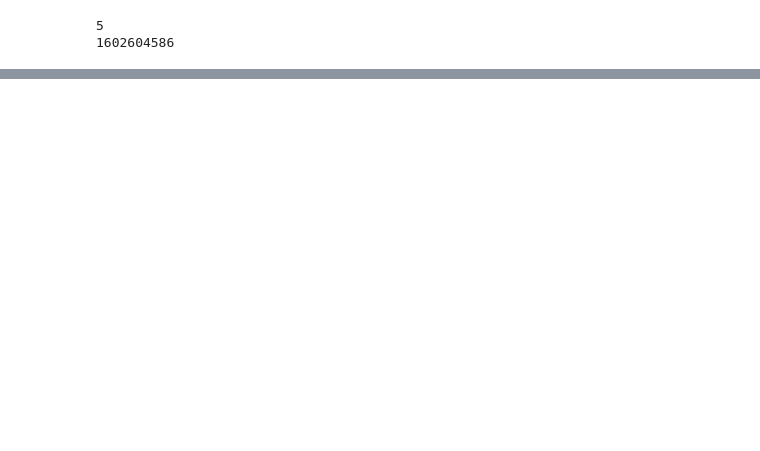
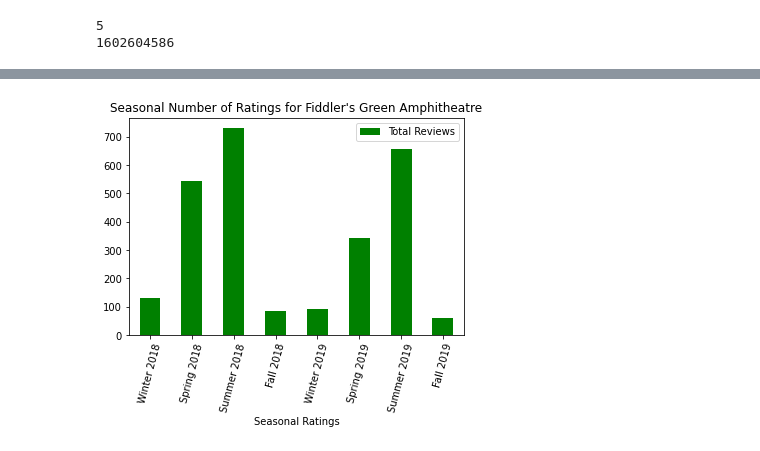
Before and after one commit to mattyk33/A-team, a Jupyter notebook: ATeamProjectPy.ipynb, the cells around one changed output, grey strips where cells are left out. Drawn from its saved outputs; the diff is of its cells as text; code cells hidden in the pictures; blank space fills up the shorter version.

```diff
--- a/ATeamProjectPy.ipynb
+++ b/ATeamProjectPy.ipynb
@@ -202,2 +154,8 @@ fidd_seas_counts
+# %%
+fidd_seas_plot = fidd_seas_counts.plot.bar(color = 'green',
+                                           title = "Seasonal Number of Ratings for Fiddler's Green Amphitheatre",
+                                           rot=75)
+# %% [output]
+[figure, added]
 # %%
 x_axis = np.arange(8)
```
Also changed, not shown: parts of 23 cells of this notebook.
